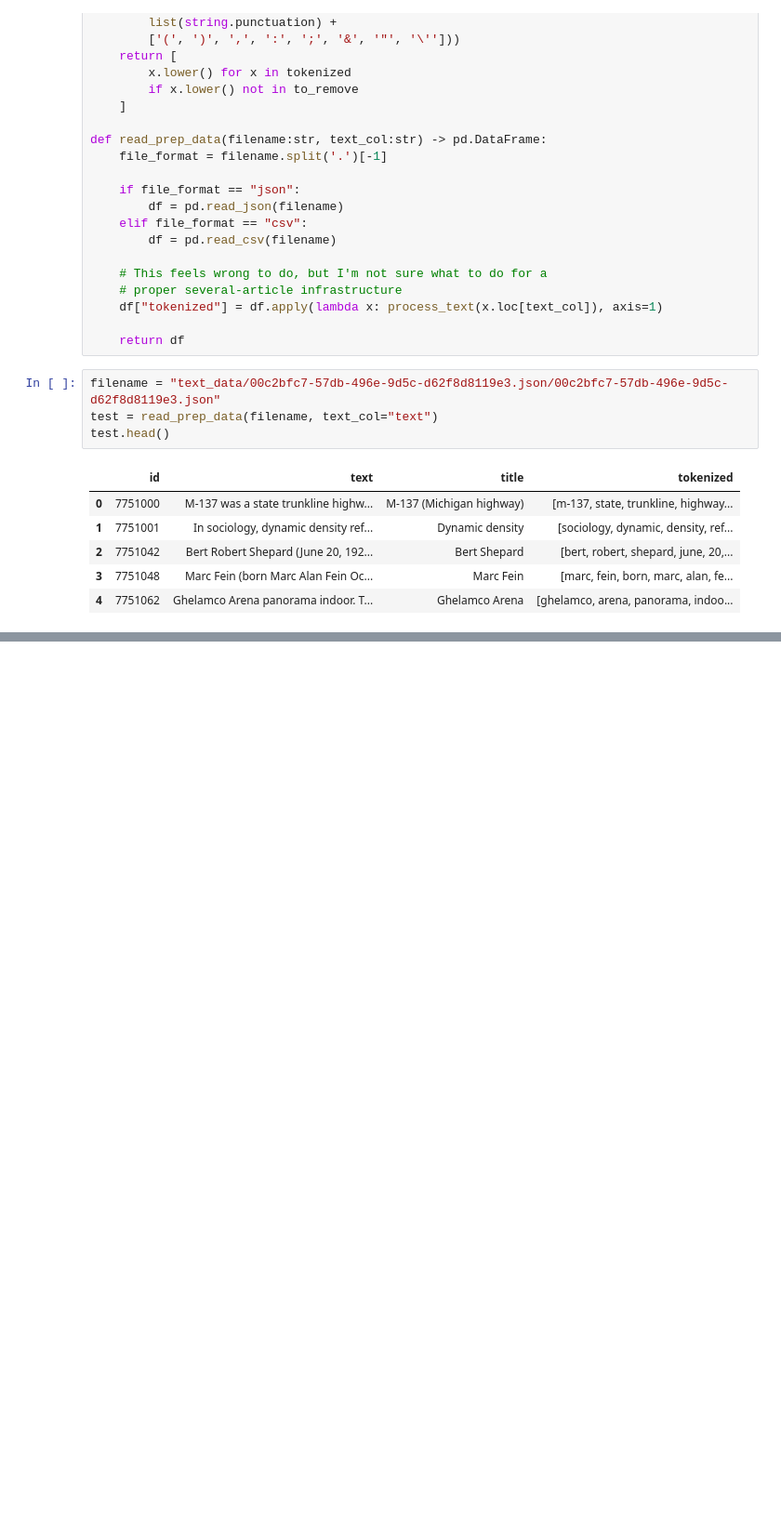
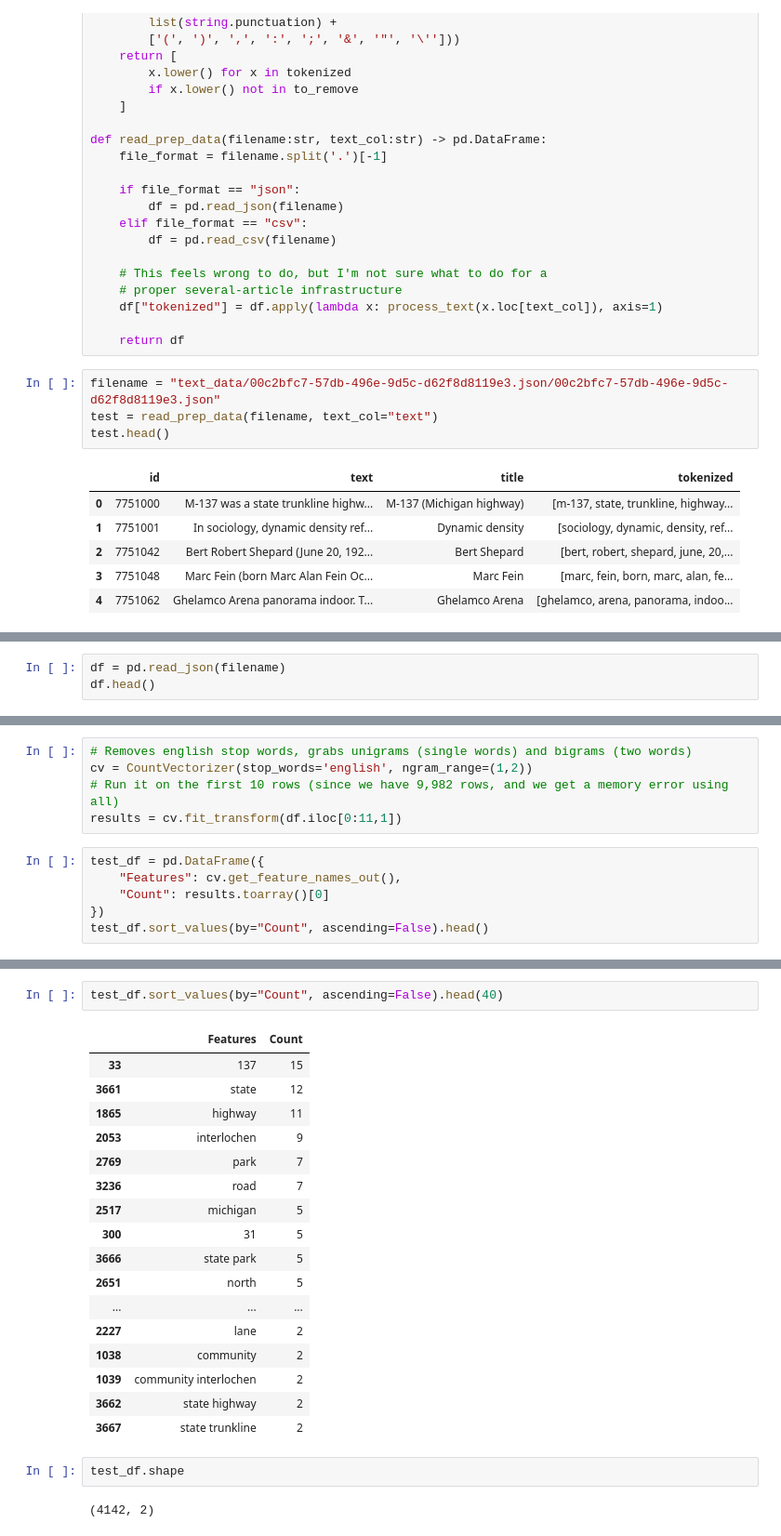
Before and after one commit to frostcow0/python-projects, a Jupyter notebook: ml/text_summary.ipynb, the cells around one changed output, grey strips where cells are left out. Shown: that part at 93% size. Drawn from its saved outputs; the diff is of its cells as text; blank space fills up the shorter version.

```diff
--- a/ml/text_summary.ipynb
+++ b/ml/text_summary.ipynb
@@ -101,0 +50,3 @@ master_list
+# %%
+df = pd.read_json(filename)
+df.head()
@@ -101,0 +64,11 @@ master_list
+# %%
+# Removes english stop words, grabs unigrams (single words) and bigrams (two words)
+cv = CountVectorizer(stop_words='english', ngram_range=(1,2))
+# Run it on the first 10 rows (since we have 9,982 rows, and we get a memory error using all)
+results = cv.fit_transform(df.iloc[0:11,1])
+# %%
+test_df = pd.DataFrame({
+    "Features": cv.get_feature_names_out(),
+    "Count": results.toarray()[0]
+})
+test_df.sort_values(by="Count", ascending=False).head()
@@ -101,0 +82,24 @@ master_list
+# %%
+test_df.sort_values(by="Count", ascending=False).head(40)
+# %% [output]
+|  | Features | Count |
+| 33 | 137 | 15 |
+| 3661 | state | 12 |
+| 1865 | highway | 11 |
+| 2053 | interlochen | 9 |
+| 2769 | park | 7 |
+| 3236 | road | 7 |
+| 2517 | michigan | 5 |
+| 300 | 31 | 5 |
+| 3666 | state park | 5 |
+| 2651 | north | 5 |
+| ... | ... | ... |
+| 2227 | lane | 2 |
+| 1038 | community | 2 |
+| 1039 | community interlochen | 2 |
+| 3662 | state highway | 2 |
+| 3667 | state trunkline | 2 |
+# %%
+test_df.shape
+# %% [output]
+(4142, 2)
```
Also changed, not shown: parts of 13 cells of this notebook.
